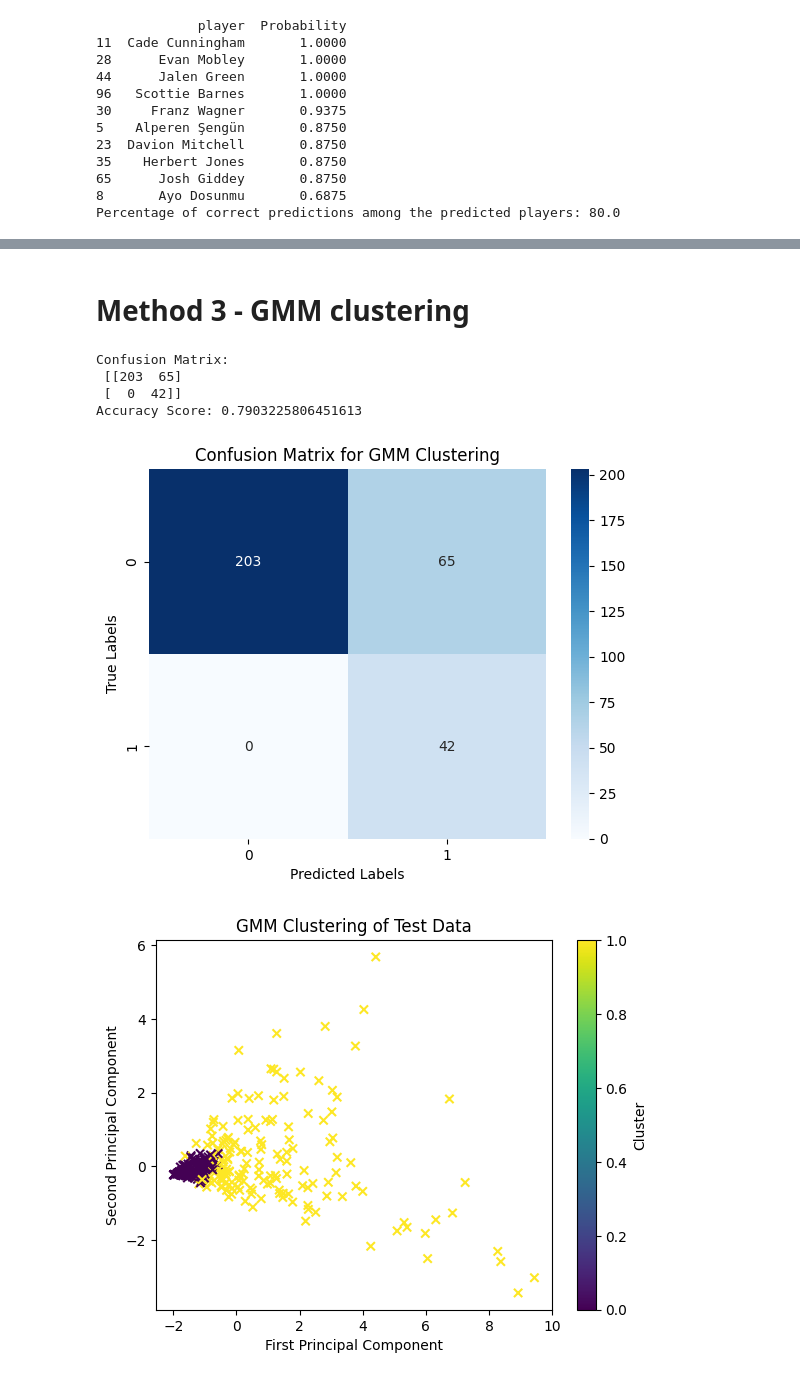
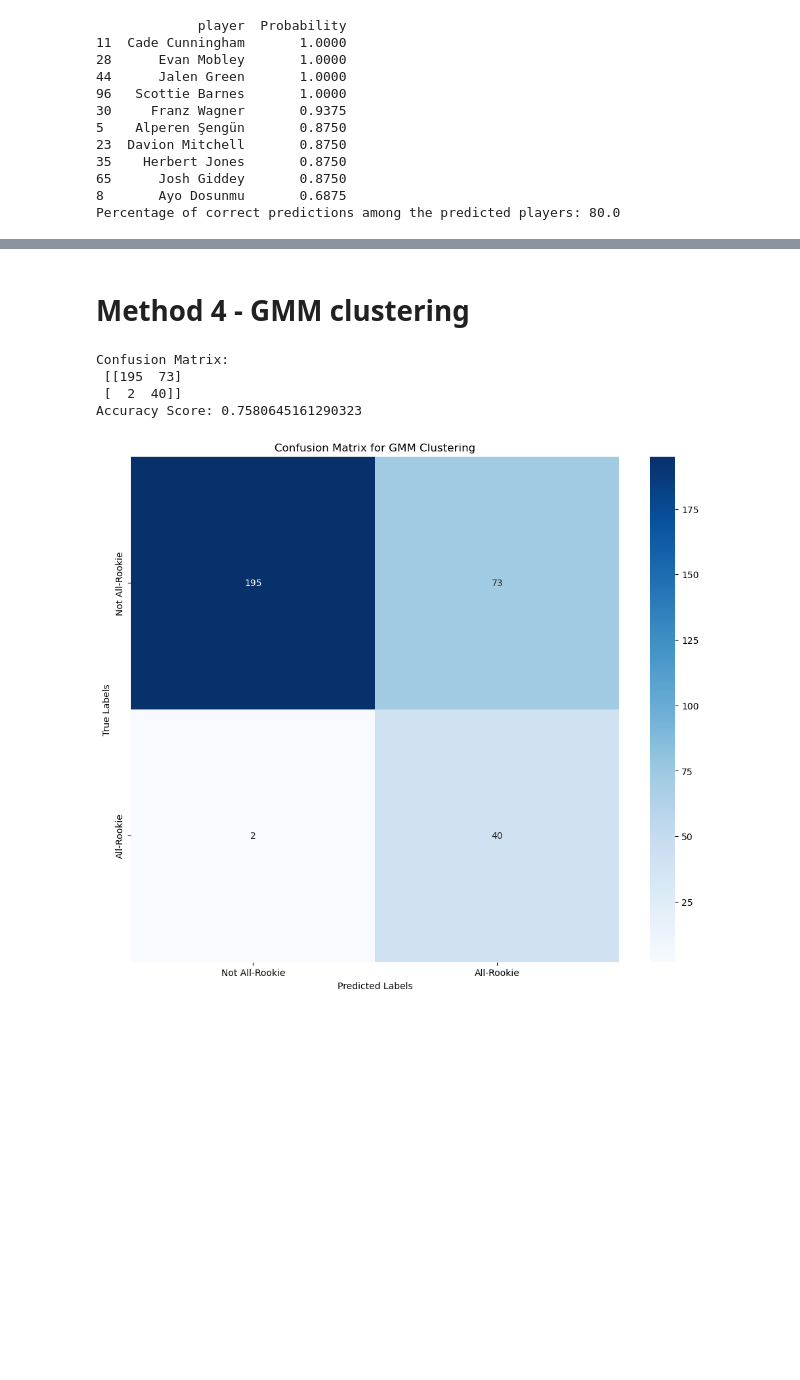
Before and after one commit to Matthew4335/MLProject, a Jupyter notebook: ProjectCode/projectcode-checkpoint.ipynb, the cells around one changed output, grey strips where cells are left out. Saved outputs shown, nothing was run; the diff lists cells and outputs as text; code cells hidden in the pictures; blank space fills up the shorter version.

```diff
--- a/ProjectCode/projectcode-checkpoint.ipynb
+++ b/ProjectCode/projectcode-checkpoint.ipynb
@@ -953,57 +1079,43 @@ Ayo Dosunmu      4.135441 -0.184233  1.098764  0.171732               0.912988
 Accuracy: 80.0
 # %% [markdown]
-# Method 3 - GMM clustering
+# Method 4 - GMM clustering
 # %%
 merged_data = pd.merge(pca_df_training, teams_training, on='player', how='left')
+
 X = merged_data[['PC1', 'PC2', 'PC3', 'PC4']]
-y = merged_data['type'].apply(lambda x: 1 if x == 'All-Rookie' else 0)  # 1 for All-Rookie, 0 for others
-
-
-X_train, X_test, y_train, y_test = train_test_split(X, y, test_size=0.2, random_state=42, stratify=y)
-model = LogisticRegression(class_weight=class_weights)
-model.fit(X_train, y_train)
-predictions = model.predict(X_test)
-
-X = merged_df[['PC1', 'PC2', 'PC3', 'PC4']]
-y = merged_df['type'].apply(lambda x: 1 if x == 'All-Rookie' else 0)
+y = merged_data['type'].apply(lambda x: 1 if x == 'All-Rookie' else 0)
 
 X_train, X_test, y_train, y_test = train_test_split(X, y, test_size=0.2, random_state=42)
 # %%
 from sklearn.mixture import GaussianMixture
 from sklearn.metrics import confusion_matrix, accuracy_score
 import seaborn as sns
-gmm = GaussianMixture(n_components=2, random_state=1)
+
+gmm = GaussianMixture(n_components=2, random_state=42)
 gmm.fit(X_train)
 gmm_clusters = gmm.predict(X_test)
 cluster_label_mapping = {0: 0, 1: 0}
 gmm_probabilities = gmm.predict_proba(X_test)
 threshold = 0.9999999999999999
 gmm_predicted_labels = (gmm_probabilities[:, 1] > threshold).astype(int)
 
 # Plot confusion matrix
 conf_matrix = confusion_matrix(y_test, gmm_predicted_labels)
 print('Confusion Matrix:\n', conf_matrix)
 
 accuracy = accuracy_score(y_test, gmm_predicted_labels)
 print('Accuracy Score:', accuracy)
 
-sns.heatmap(conf_matrix, annot=True, fmt='d', cmap='Blues')
+plt.figure(figsize=(12, 10))
+sns.heatmap(conf_matrix, annot=True, fmt='d', cmap='Blues', xticklabels=['Not All-Rookie', 'All-Rookie'], yticklabels=['Not All-Rookie', 'All-Rookie'])
 plt.xlabel('Predicted Labels')
 plt.ylabel('True Labels')
 plt.title('Confusion Matrix for GMM Clustering')
+plt.savefig("ConfusionMatrixGMM.jpg")
 plt.show()
-
-# Visualization of clusters
-plt.scatter(X_test['PC1'], X_test['PC2'], c=gmm_clusters, cmap='viridis', marker='x')
-plt.xlabel('First Principal Component')
-plt.ylabel('Second Principal Component')
-plt.title('GMM Clustering of Test Data')
-plt.colorbar(label='Cluster')
-plt.show()
 # %% [output]
 Confusion Matrix:
- [[203  65]
- [  0  42]]
-Accuracy Score: 0.7903225806451613
+ [[195  73]
+ [  2  40]]
+Accuracy Score: 0.7580645161290323
-[figure, old version]
+[figure, new version]
-[figure, removed]
```
Also changed, not shown: parts of 15 cells of this notebook, 9 other files.
